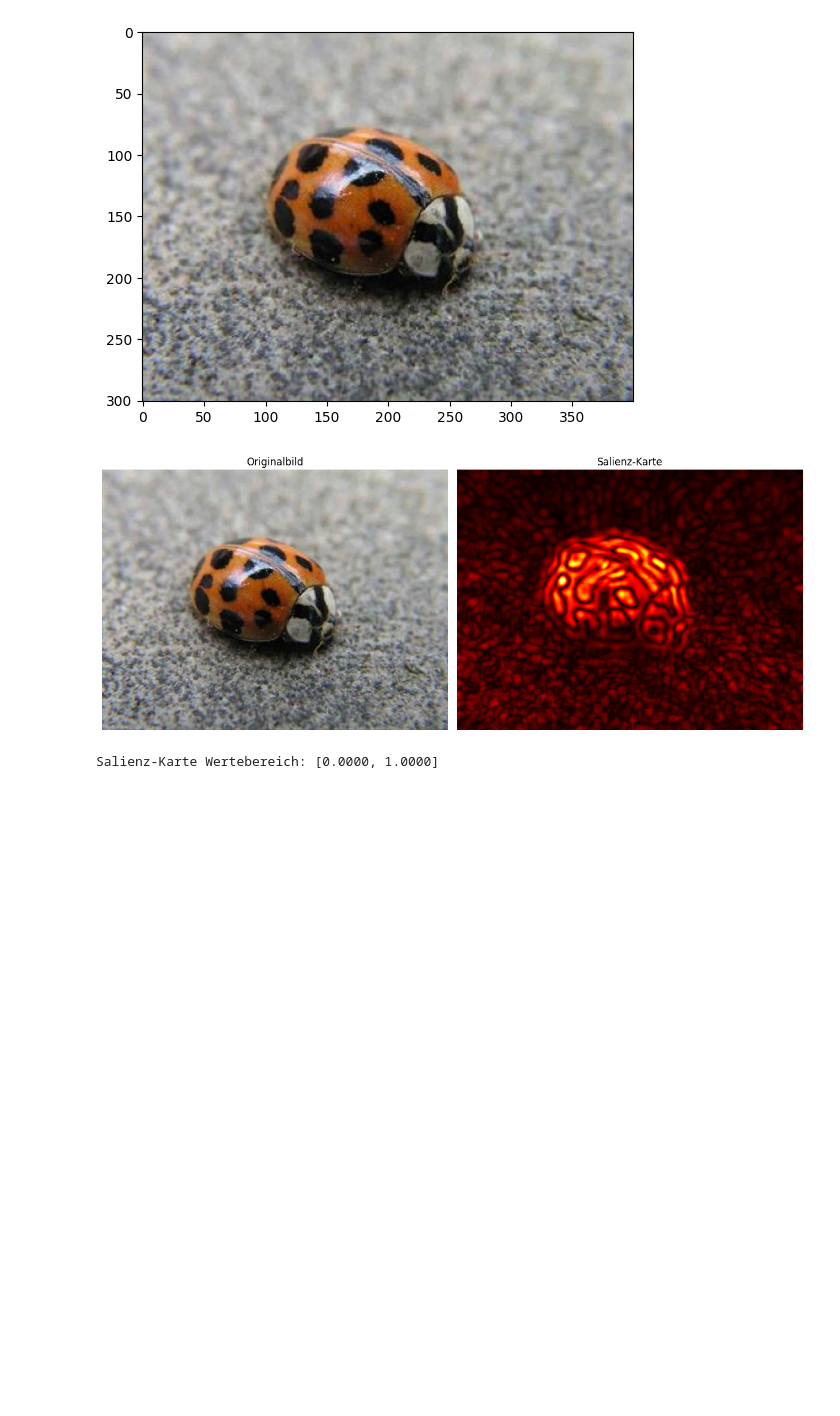
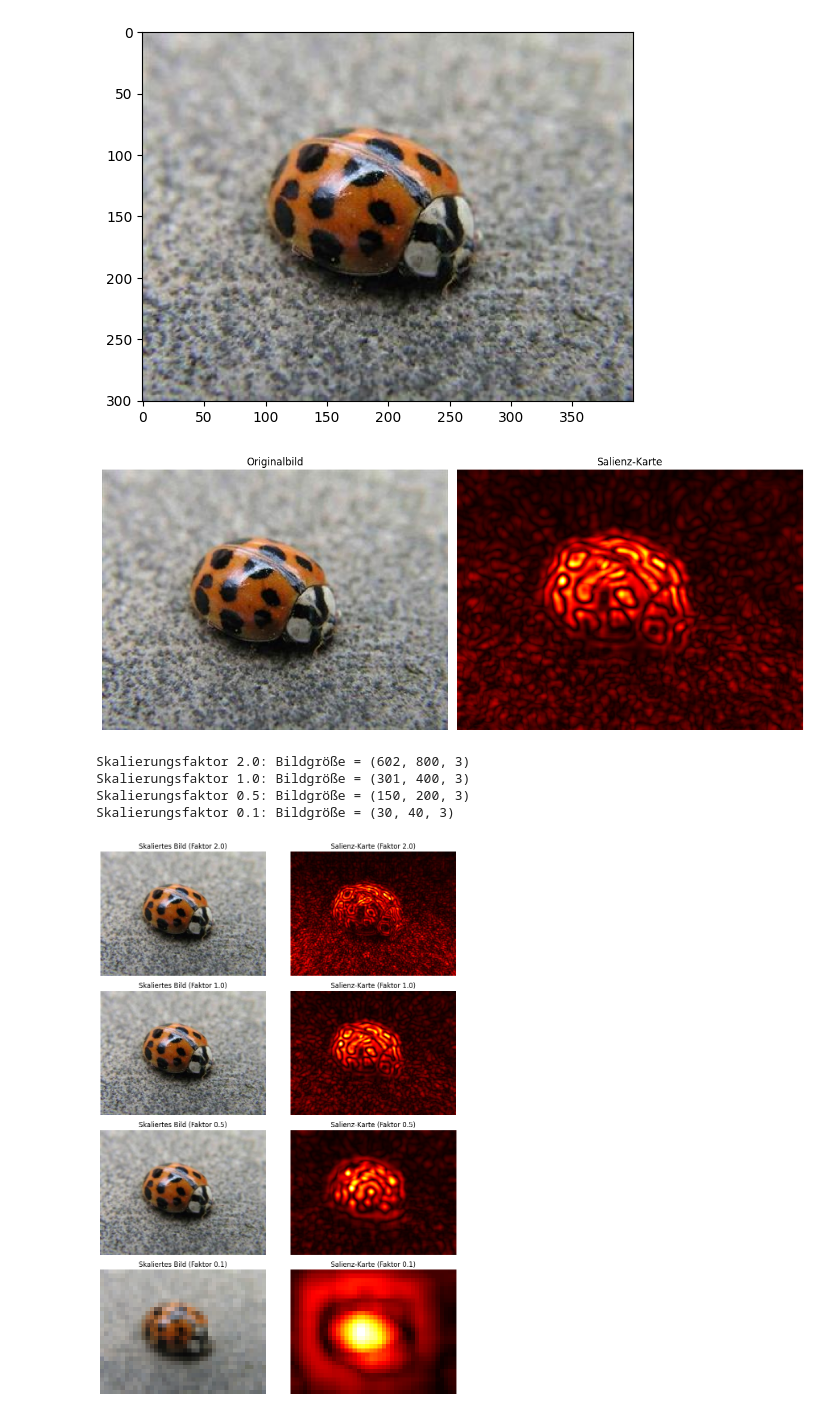
Before and after one commit to Zeck223/Bildverarbeitung, a Jupyter notebook: blatt05/b05a04.ipynb, the cells around one changed output. Cells and saved outputs as stored; diff of their text form; code cells hidden in the pictures; blank space fills up the shorter version.

```diff
--- a/blatt05/b05a04.ipynb
+++ b/blatt05/b05a04.ipynb
@@ -116,8 +116,50 @@ axes[1].axis('off')
 
 plt.tight_layout()
 plt.show()
-
-print(f"Salienz-Karte Wertebereich: [{saliency_map.min():.4f}, {saliency_map.max():.4f}]")
 # %% [output]
 [figure]
-Salienz-Karte Wertebereich: [0.0000, 1.0000]
+# %%
+# Saliency Maps mit verschiedenen Skalierungsfaktoren
+scaling_factors = [2.0, 1.0, 0.5, 0.1]  # 1.0 = original
+results = {}
+
+for scale_factor in scaling_factors:
+    # Skaliere das Bild
+    scaled_img = t.rescale(original, scale_factor, channel_axis=2, order=1)
+
+    # Konvertiere zu I-RG-BY Farbraum
+    img_irgby_scaled = rgb_to_irgby((scaled_img * 255).astype(np.uint8))
+
+    # Berechne Saliency Map
+    saliency_scaled = compute_saliency_map(img_irgby_scaled)
+
+    results[scale_factor] = {
+        'image': scaled_img,
+        'saliency': saliency_scaled,
+        'shape': scaled_img.shape
+    }
+
+    print(f"Skalierungsfaktor {scale_factor}: Bildgröße = {scaled_img.shape}")
+
+# Visualisierung
+fig, axes = plt.subplots(len(scaling_factors), 2, figsize=(10, 14))
+
+for idx, scale_factor in enumerate(scaling_factors):
+    # Originalbild
+    axes[idx, 0].imshow(results[scale_factor]['image'])
+    axes[idx, 0].set_title(f'Skaliertes Bild (Faktor {scale_factor})')
+    axes[idx, 0].axis('off')
+
+    # Saliency Map
+    axes[idx, 1].imshow(results[scale_factor]['saliency'], cmap='hot')
+    axes[idx, 1].set_title(f'Salienz-Karte (Faktor {scale_factor})')
+    axes[idx, 1].axis('off')
+
+plt.tight_layout()
+plt.show()
+# %% [output]
+Skalierungsfaktor 2.0: Bildgröße = (602, 800, 3)
+Skalierungsfaktor 1.0: Bildgröße = (301, 400, 3)
+Skalierungsfaktor 0.5: Bildgröße = (150, 200, 3)
+Skalierungsfaktor 0.1: Bildgröße = (30, 40, 3)
+[figure, added]
```
Also changed, not shown: parts of 2 cells of this notebook, 3 other files.
